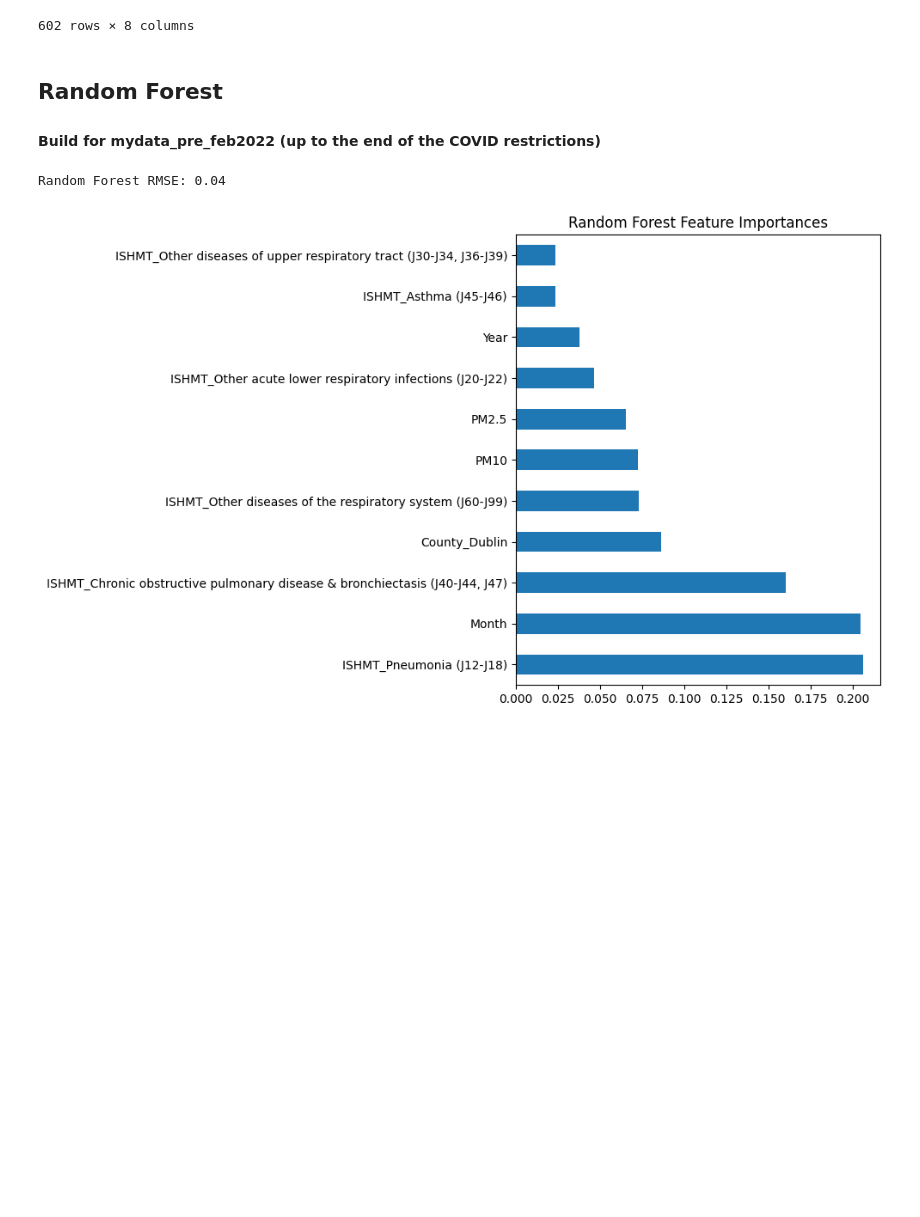
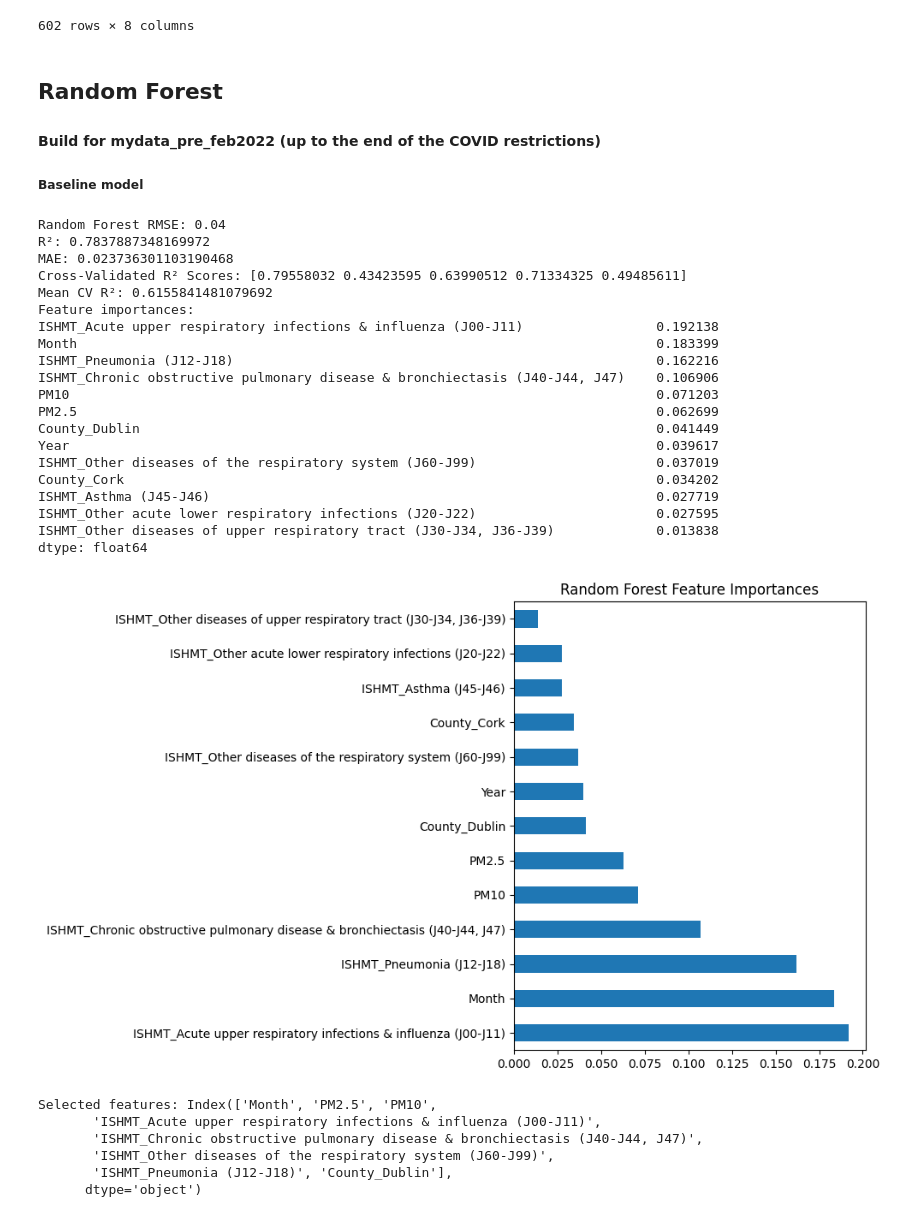
Before and after one commit to glen-langdale/Applied_Data_Analytics_Project, a Jupyter notebook: data_model_compare_pre_post_covid_random_forest.ipynb.ipynb, the cells around one changed output. Cells and saved outputs as stored; diff of their text form; code cells hidden in the pictures; blank space fills up the shorter version.

Commit message:
Added more comparisons between models and SHAP plots to show the feature importance

```diff
--- a/data_model_compare_pre_post_covid_random_forest.ipynb.ipynb
+++ b/data_model_compare_pre_post_covid_random_forest.ipynb.ipynb
@@ -50,9 +55,10 @@ mydata
 # %% [markdown]
 ## Random Forest
 #### Build for mydata_pre_feb2022 (up to the end of the COVID restrictions)
+##### Baseline model
 # %%
 #convert categorical variables
-mydata_2022_encoded = pd.get_dummies(mydata, columns=['ISHMT', 'County'], drop_first=True)
+mydata_2022_encoded = pd.get_dummies(mydata, columns=['ISHMT', 'County'], drop_first=False)
 
 #split data into covid and post-covid
 mydata_pre_feb2022 = mydata_2022_encoded[mydata_2022_encoded['date']<'2022-02-01']
@@ -69,18 +75,81 @@ y = mydata_model['discharge_rate']
 #split the data into train and test
 X_train, X_test, y_train, y_test = train_test_split(X, y, test_size=0.3, random_state=42)
 # %%
-#build random forest model
-model = RandomForestRegressor(n_estimators=500, random_state=42)
-model.fit(X_train, y_train)
-y_pred_rf = model.predict(X_test)
+#build baseline model - random forest model with baseline estimators - and gather stats to compare
+results = []
+
+model_covid_base = RandomForestRegressor(n_estimators=250, random_state=42)
+model_covid_base.fit(X_train, y_train)
+y_pred_rf = model_covid_base.predict(X_test)
 rmse_rf = mean_squared_error(y_test, y_pred_rf, squared=False)
+r2_rf = r2_score(y_test, y_pred_rf)
+mae_rf = mean_absolute_error(y_test, y_pred_rf)
 print(f"Random Forest RMSE: {rmse_rf:.2f}")
+print("R²:", r2_rf)
+print("MAE:", mae_rf)
+
+#r2 scores across CV folds
+cv_r2_scores = cross_val_score(model_covid_base, X_train, y_train, cv=5, scoring='r2')
+print("Cross-Validated R² Scores:", cv_r2_scores)
+print("Mean CV R²:", np.mean(cv_r2_scores))
+
+#get feature importances
+importances = model_covid_base.feature_importances_
+feature_names = X_train.columns if hasattr(X_train, 'columns') else [f"Feature {i}" for i in range(X_train.shape[1])]
+feat_importances = pd.Series(importances, index=feature_names)
+feat_importances = feat_importances.sort_values(ascending=False)
+
+#print & plot
+print("Feature importances:")
+print(feat_importances)
+
 
 #plot feature importances
-importances = pd.Series(model.feature_importances_, index=X.columns)
+importances = pd.Series(model_covid_base.feature_importances_, index=X.columns)
 importances.sort_values(ascending=False).plot(kind='barh', figsize=(10,6), title='Random Forest Feature Importances')
 plt.tight_layout()
 plt.show()
+
+results.append({
+        'Model': "Model Covid Base",
+        'R-squared': r2_rf,
+        'RMSE':rmse_rf,
+        'MAE':mae_rf,
+        'Mean CV R²': np.mean(cv_r2_scores)
+    })
+
+#add RFE
+rfe = RFE(estimator=model_covid_base, n_features_to_select=8)  # Select top 5 features
+rfe.fit(X_train, y_train)
+
+#get selected features
+selected_features = X.columns[rfe.support_]
+print("Selected features:", selected_features)
 # %% [output]
 Random Forest RMSE: 0.04
+R²: 0.7837887348169972
+MAE: 0.023736301103190468
+Cross-Validated R² Scores: [0.79558032 0.43423595 0.63990512 0.71334325 0.49485611]
+Mean CV R²: 0.6155841481079692
+Feature importances:
+ISHMT_Acute upper respiratory infections & influenza (J00-J11)                 0.192138
+Month                                                                          0.183399
+ISHMT_Pneumonia (J12-J18)                                                      0.162216
+ISHMT_Chronic obstructive pulmonary disease & bronchiectasis (J40-J44, J47)    0.106906
+PM10                                                                           0.071203
+PM2.5                                                                          0.062699
+County_Dublin                                                                  0.041449
+Year                                                                           0.039617
+ISHMT_Other diseases of the respiratory system (J60-J99)                       0.037019
+County_Cork                                                                    0.034202
+ISHMT_Asthma (J45-J46)                                                         0.027719
+ISHMT_Other acute lower respiratory infections (J20-J22)                       0.027595
+ISHMT_Other diseases of upper respiratory tract (J30-J34, J36-J39)             0.013838
+dtype: float64
-[figure, old version]
+[figure, new version]
+Selected features: Index(['Month', 'PM2.5', 'PM10',
+       'ISHMT_Acute upper respiratory infections & influenza (J00-J11)',
+       'ISHMT_Chronic obstructive pulmonary disease & bronchiectasis (J40-J44, J47)',
+       'ISHMT_Other diseases of the respiratory system (J60-J99)',
+       'ISHMT_Pneumonia (J12-J18)', 'County_Dublin'],
+      dtype='object')
```
Also changed, not shown: parts of 42 cells of this notebook.
